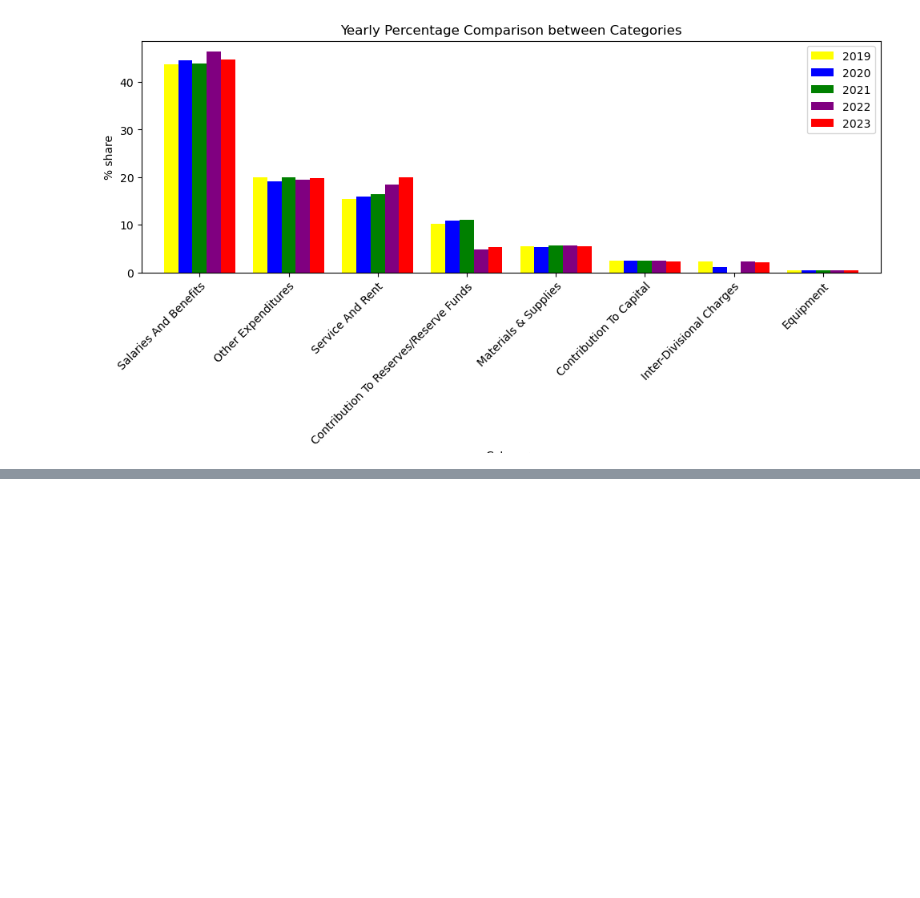
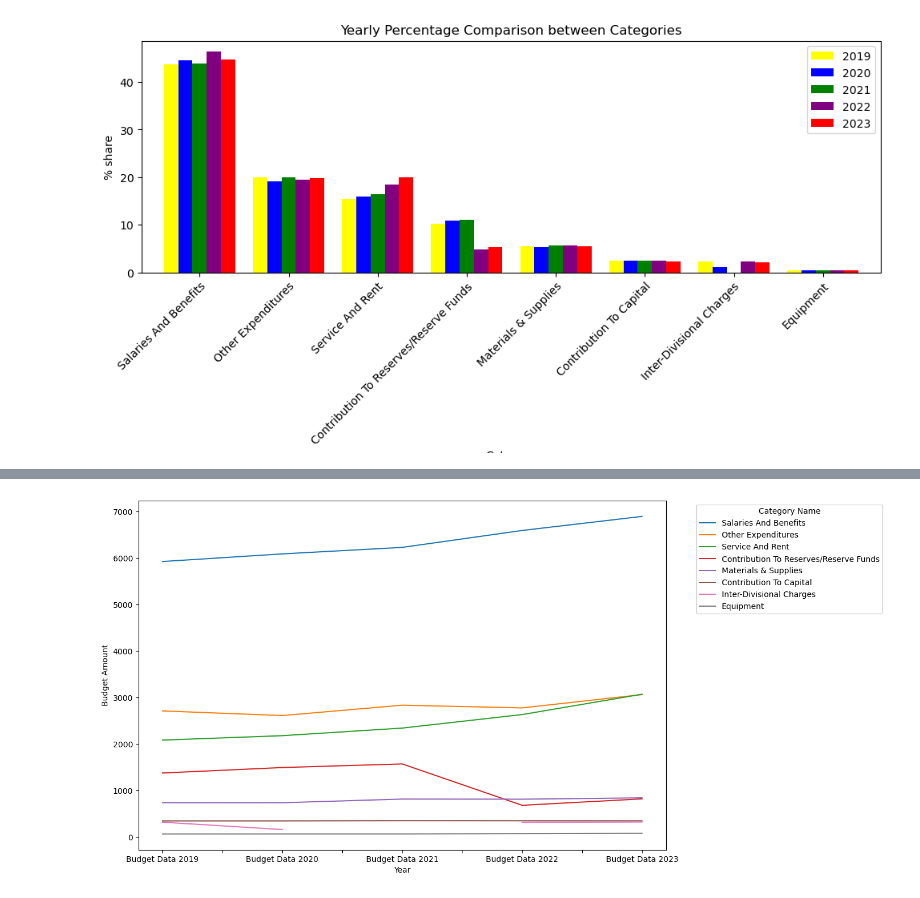
Before and after one commit to aayushgambhir2023/DA-Project-1, a Jupyter notebook: Cat-SubCat Analysis.ipynb, the cells around one changed output, grey strips where cells are left out. Cells and saved outputs as stored; diff of their text form; code cells hidden in the pictures; blank space fills up the shorter version.

```diff
--- a/Cat-SubCat Analysis.ipynb
+++ b/Cat-SubCat Analysis.ipynb
@@ -573,0 +630,10 @@ plt.show()
+# %%
+# Assuming 'Category Name' is the budget category column
+time_series_data = merged_df_ak_final.set_index('Category Name').T
+time_series_data.plot(figsize=(12, 8))
+plt.xlabel('Year')
+plt.ylabel('Budget Amount')
+plt.legend(title='Category Name', bbox_to_anchor=(1.05, 1), loc='upper left')
+plt.show()
+# %% [output]
+[figure, added]
```
Also changed, not shown: parts of 13 cells of this notebook.
